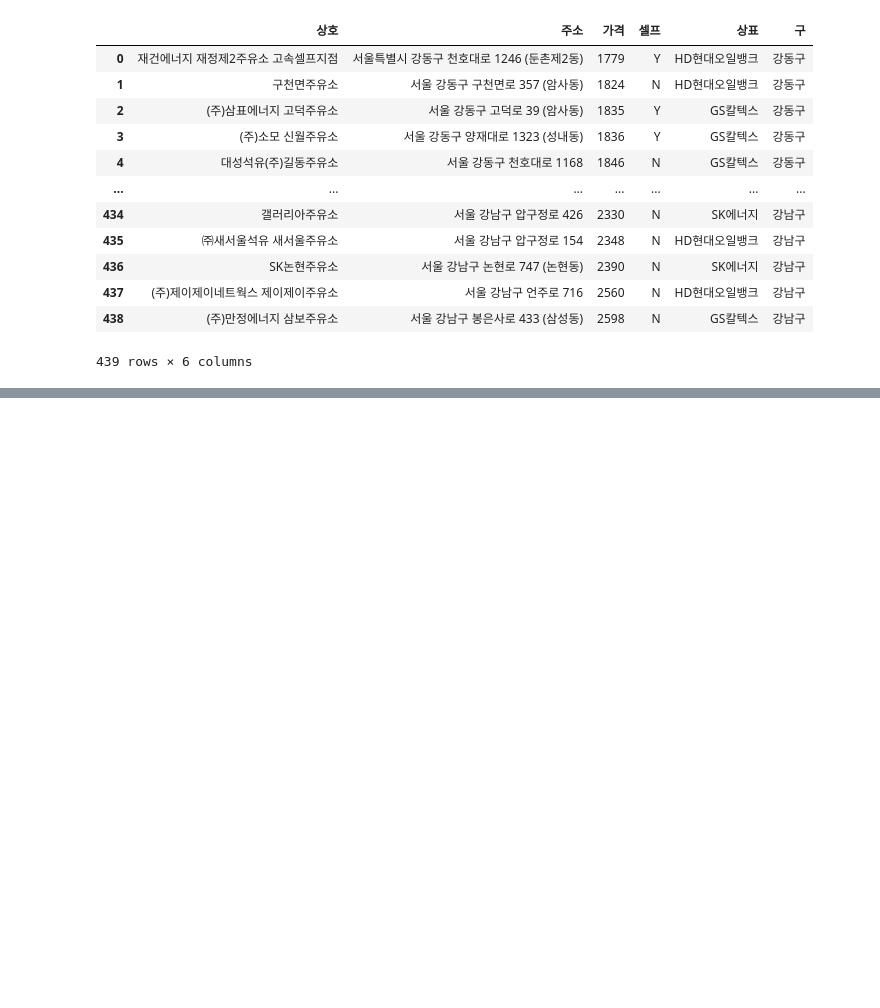
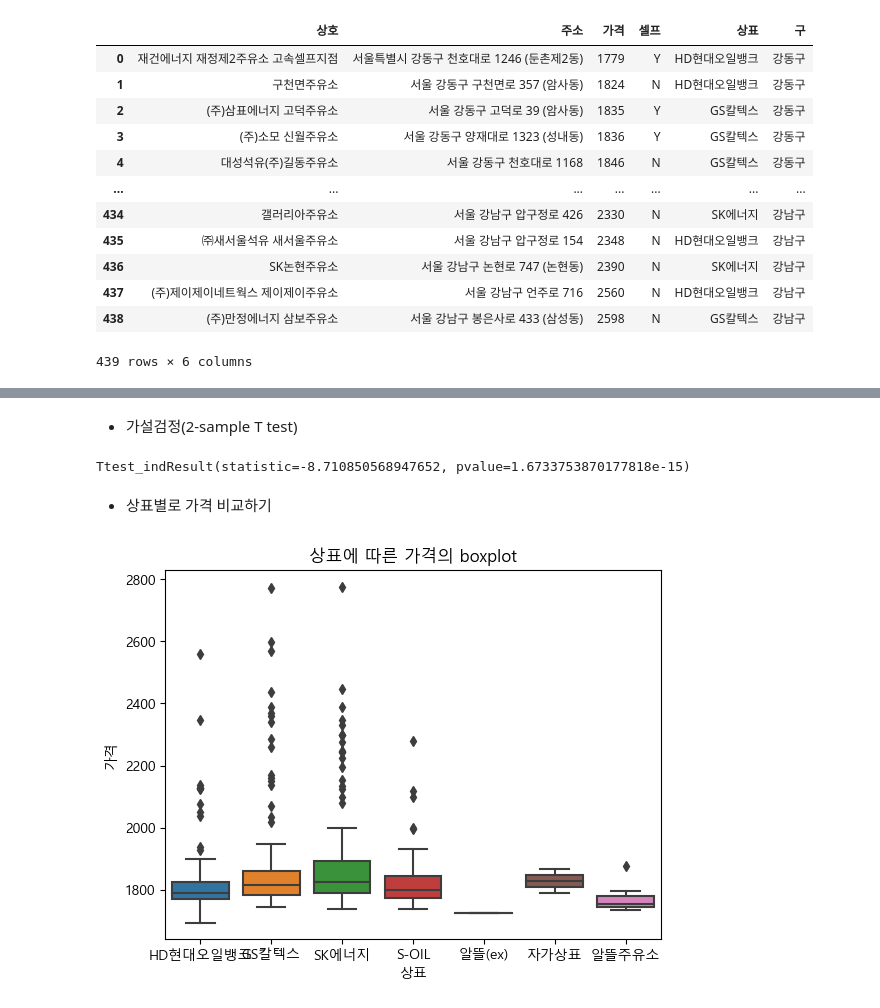
Before and after one commit to njy622/DataAnalysis-2023.09, a Jupyter notebook: 05.Crawling/15.Opinet.ipynb, the cells around one changed output, grey strips where cells are left out. Saved outputs shown, nothing was run; the diff lists cells and outputs as text; code cells hidden in the pictures; blank space fills up the shorter version.

```diff
--- a/05.Crawling/15.Opinet.ipynb
+++ b/05.Crawling/15.Opinet.ipynb
@@ -183,0 +229,7 @@ pd.read_csv('data/opinet_2023.09.19.csv')
+# %% [markdown]
+- 가설검정(2-sample T test)
+# %%
+import scipy as sp
+sp.stats.ttest_ind(df[df.셀프=='Y'].가격, df[df.셀프=='N'].가격, equal_var=False)
+# %% [output]
+Ttest_indResult(statistic=-8.710850568947652, pvalue=1.6733753870177818e-15)
@@ -183,0 +240,7 @@ pd.read_csv('data/opinet_2023.09.19.csv')
+# %% [markdown]
+- 상표별로 가격 비교하기
+# %%
+sns.boxplot(df, x='상표', y='가격')
+plt.title('상표에 따른 가격의 boxplot');
+# %% [output]
+[figure, added]
```
Also changed, not shown: parts of 12 cells of this notebook, 2 other files.
